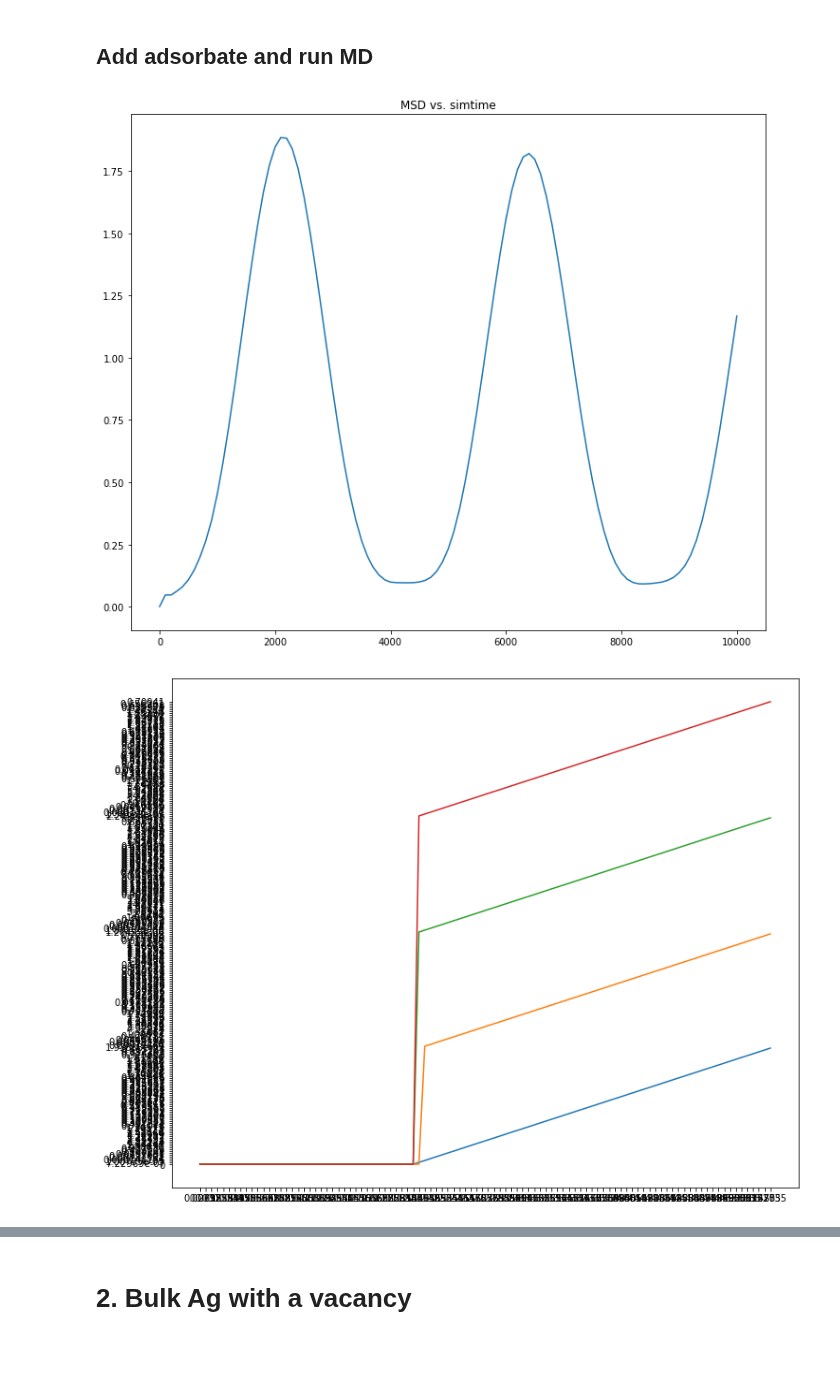
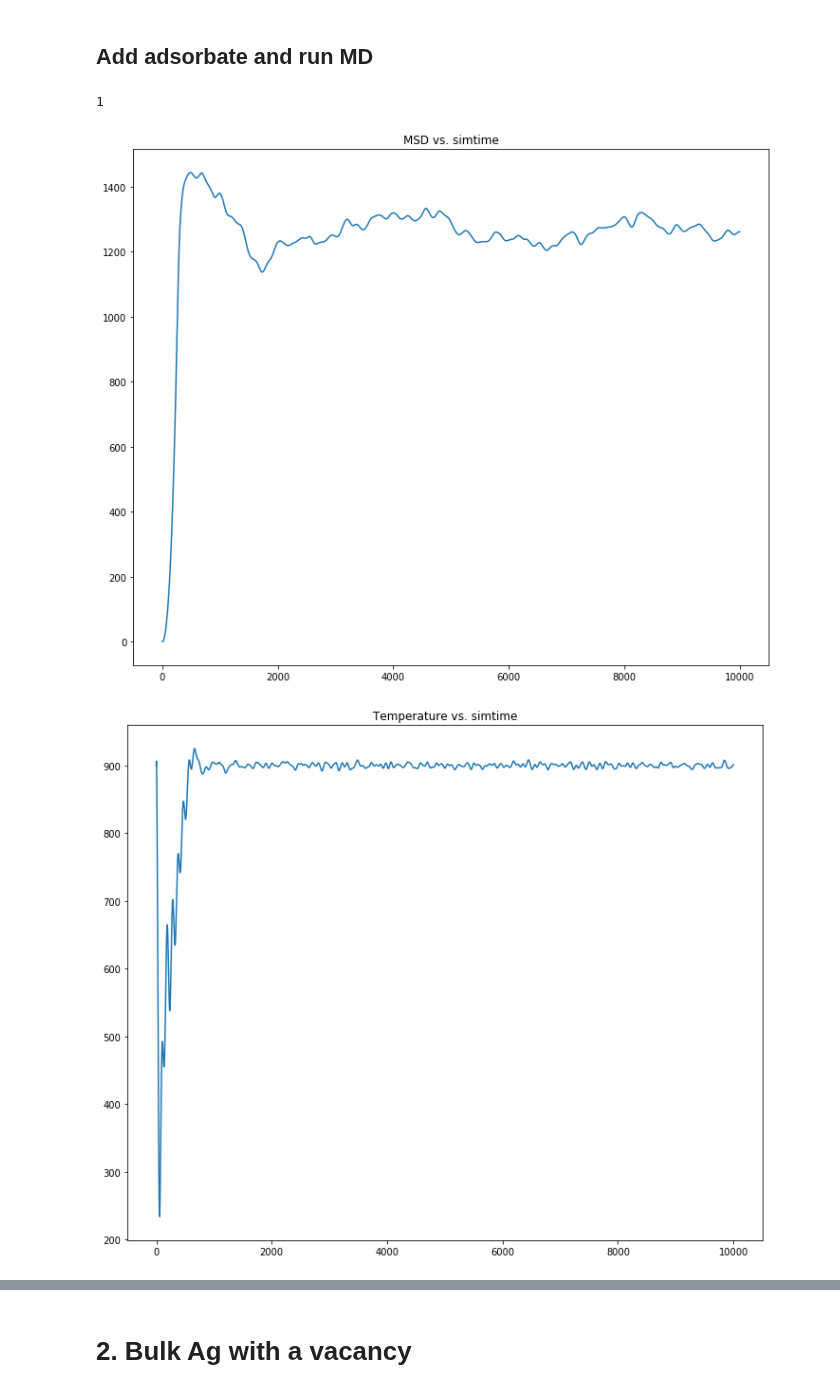
Before and after one commit to simonbatzner/electron-density, a Jupyter notebook: EAM/Diffusion_EAM.ipynb, the cells around one changed output, grey strips where cells are left out. Saved outputs shown, nothing was run; the diff lists cells and outputs as text; code cells hidden in the pictures; blank space fills up the shorter version.

```diff
--- a/EAM/Diffusion_EAM.ipynb
+++ b/EAM/Diffusion_EAM.ipynb
@@ -391,20 +423,23 @@ def compute_dynamics(struc_type, el, alat, timestep, nsteps, temperature, width,
 
     if struc_type=='slab':
         struc, n_atoms = struc, struc.n_atoms
+        template = input_template_run_diff
+
     elif struc_type=='bulk_vacancy':
         struc, n_atoms = struc, struc.n_atoms
+        template = input_template_run
 
     inparam = {
         'TEMPERATURE': temperature,
         'NSTEPS': nsteps,
         'TIMESTEP': timestep,
-        'TOUTPUT': 100,  # how often to write thermo output
+        'TOUTPUT': 1,  # how often to write thermo output
         'TDAMP': 50 * timestep,  # thermostat damping time scale
         'RDFFRAME': int(nsteps / 4),  # frames for radial distribution function
     }
 
     outfile = lammps_run(struc=struc, runpath=runpath, potential=potential,
-                         intemplate=input_template_run, inparam=inparam)
+                         intemplate=template, inparam=inparam)
 
     output = parse_lammps_thermo(outfile=outfile)
     rdffile = get_rdf(runpath=runpath)
@@ -428,17 +463,28 @@ def md_run(el, alat, nsteps, temperature, width, depth, vacuum, struc_type, stru
     plt.figure(figsize = (12, 10))
     plt.plot(simtime, msd)
     plt.title('MSD vs. simtime')
-    plt.savefig('msd.png')
+    plt.savefig('mds.png')
     plt.show()
 
-    ## ------- plot radial distribution functions
+    ## ------- plot temperature over time
+    temp = [float(j) for j in temp]
     plt.figure(figsize = (12, 10))
+    plt.plot(simtime, temp)
+    plt.title('Temperature vs. simtime')
+    plt.savefig('temp.png')
+    plt.show()
 
-    for rdf in rdfs:
-        plt.plot(rdf[0], rdf[1])
 
-    plt.savefig('rdf.png')
-    plt.show()
+#     ## ------- plot radial distribution functions
+#     plt.figure(figsize = (12, 10))
+
+#     for rdf in rdfs:
+#         plt.plot(rdf[0], rdf[1])
+
+#     plt.savefig('rdf.png')
+#     plt.show()
+
+    return output, rdfs
 # %% [markdown]
 # 1. Adatom Pd on Pd
 # %%
@@ -574,7 +621,8 @@ struc = Struc(ase2struc(slab))
 nsteps = 10000
 temperature = 900
 # %%
-md_run(el, alat_relax, nsteps, temperature, width, depth, vacuum, struc_type='slab', struc=struc)
+output, rdfs = md_run(el, alat_relax, nsteps, temperature, width, depth, vacuum, struc_type='slab', struc=struc)
 # %% [output]
+1
-[figure, old version]
+[figure, new version]
-[figure, old version]
+[figure, new version]
```
Also changed, not shown: parts of 11 cells of this notebook, 5 other files.
